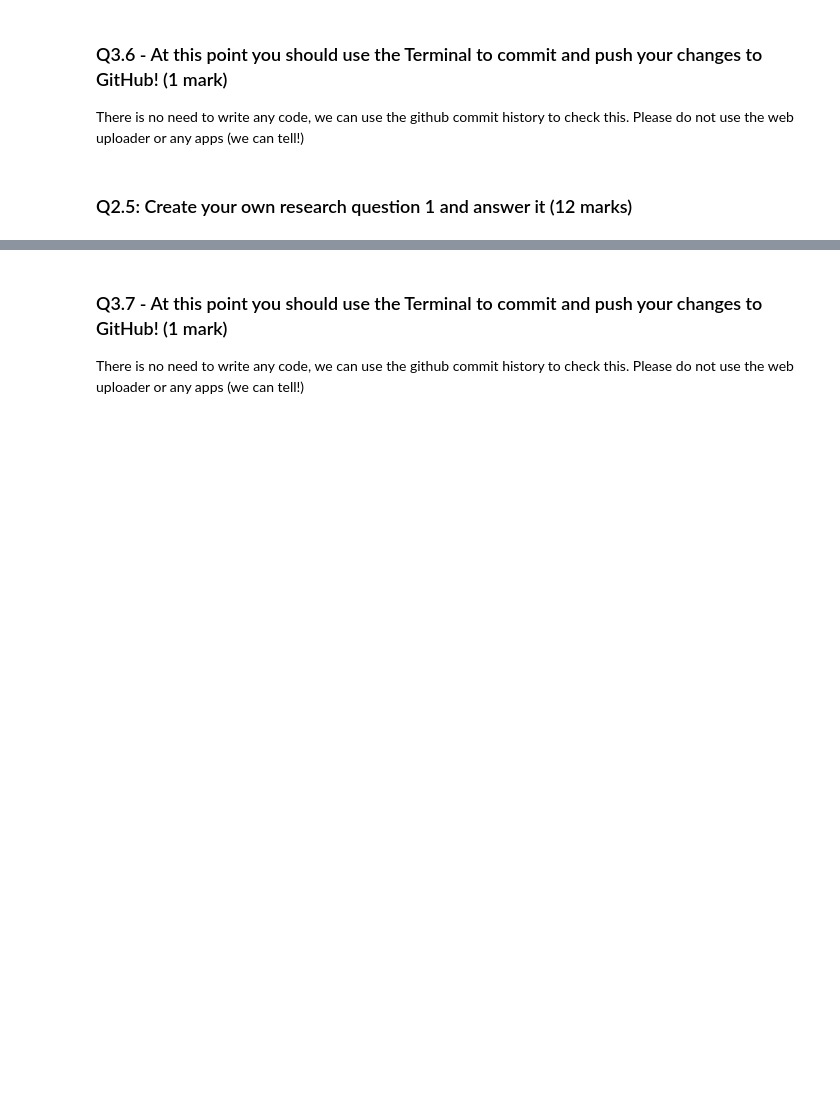
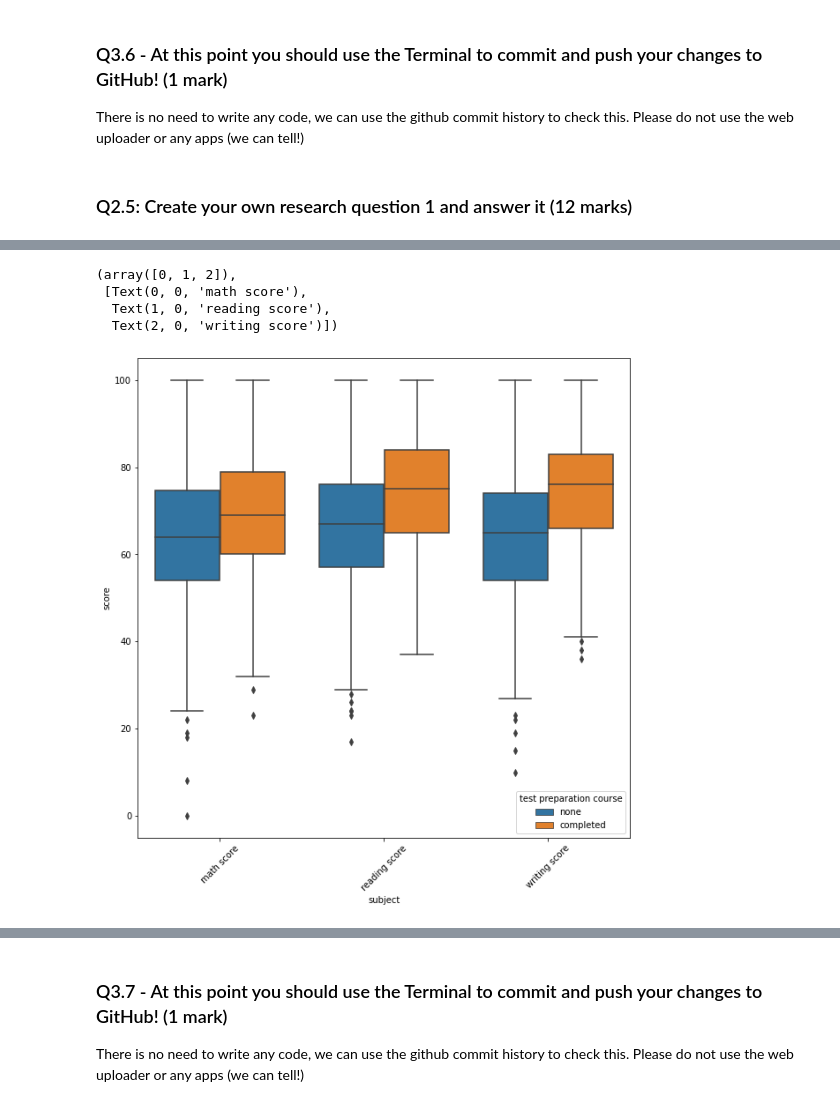
Before and after one commit to josepena97/DATA301Test, a Jupyter notebook: Exam.ipynb, the cells around one changed output, grey strips where cells are left out. Saved outputs shown, nothing was run; the diff lists cells and outputs as text; code cells hidden in the pictures; blank space fills up the shorter version.

```diff
--- a/Exam.ipynb
+++ b/Exam.ipynb
@@ -575,0 +575,6 @@ There is no need to write any code, we can use the github commit history to chec
+# %%
+idvars = df.columns.tolist()
+idvars.remove('reading score')
+idvars.remove('writing score')
+idvars.remove('math score')
+idvars
@@ -575,0 +588,6 @@ There is no need to write any code, we can use the github commit history to chec
+# %%
+melted = df.melt(id_vars=idvars,
+                value_vars=['math score', 'reading score', 'writing score'],
+                var_name = 'subject',
+                value_name='score')
+melted
@@ -575,0 +608,10 @@ There is no need to write any code, we can use the github commit history to chec
+# %%
+plt.figure(figsize=(10.0,10.0))
+ax =sns.boxplot(data=melted, x="subject", y="score", hue="test preparation course")
+plt.xticks(rotation=45)
+# %% [output]
+(array([0, 1, 2]),
+ [Text(0, 0, 'math score'),
+  Text(1, 0, 'reading score'),
+  Text(2, 0, 'writing score')])
+[figure, added]
```
Also changed, not shown: parts of 6 cells of this notebook.
